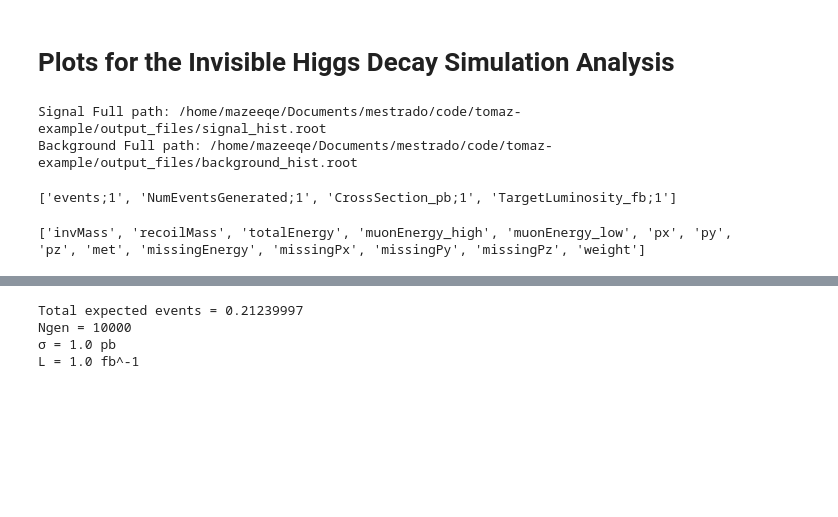
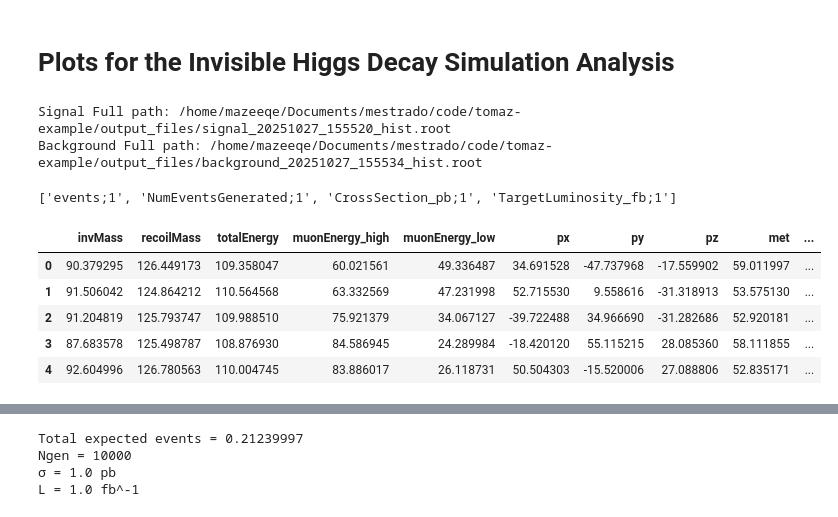
Before and after one commit to mazeeqe/tomaz-example, a Jupyter notebook: data/histogram.ipynb, the cells around one changed output, grey strips where cells are left out. Cells and saved outputs as stored; diff of their text form; code cells hidden in the pictures; blank space fills up the shorter version.

```diff
--- a/data/histogram.ipynb
+++ b/data/histogram.ipynb
@@ -20,8 +20,8 @@ parent_dir = current_dir.parent             # e.g. …/ (same as project in this
 # 3️⃣ Navigate to the sibling folder and file you need
 #    Replace 'data' and 'dataset.csv' with your actual folder/file names
 target_path = parent_dir / "output_files"
-sig_target_path = parent_dir / "output_files" / "signal_hist.root"
-bg_target_path = parent_dir / "output_files" / "background_hist.root"
+sig_target_path = parent_dir / "output_files" / "signal_20251027_155520_hist.root"
+bg_target_path = parent_dir / "output_files" / "background_20251027_155534_hist.root"
 # 4️⃣ If you just need the string representation:
 sig_target_path_str = str(sig_target_path)
 bg_target_path_str = str(bg_target_path)
@@ -29,8 +29,8 @@ bg_target_path_str = str(bg_target_path)
 print("Signal Full path:", sig_target_path)
 print("Background Full path:", bg_target_path)
 # %% [output]
-Signal Full path: /home/mazeeqe/Documents/mestrado/code/tomaz-example/output_files/signal_hist.root
-Background Full path: /home/mazeeqe/Documents/mestrado/code/tomaz-example/output_files/background_hist.root
+Signal Full path: /home/mazeeqe/Documents/mestrado/code/tomaz-example/output_files/signal_20251027_155520_hist.root
+Background Full path: /home/mazeeqe/Documents/mestrado/code/tomaz-example/output_files/background_20251027_155534_hist.root
 # %%
 def load_branch(tree,branch):
     '''
@@ -45,20 +45,22 @@ def load_histograms(file_path: pathlib.Path):
     # Import Events
     tree = file["events"]
 
-    df_list = []
+    #df_list = []
+    data_dict = {}
 
     for branch in tree.keys():
         # Each Branch is stored as an Numpy array
         branch_data = load_branch(tree, branch)
-        # Turn into a Pandas DataFrame
-        df = pd.DataFrame(branch_data, columns = [branch])
 
-        df_list.append(df)
+        data_dict[branch] = branch_data
 
-    # Concatenate all DataFrames vertically (stack rows)
-    combined_df = pd.concat(df_list, axis=0, ignore_index=True)
 
-    return combined_df
+    # Turn into a Pandas DataFrame
+    df = pd.DataFrame.from_dict(data_dict, orient='index')
+    df = df.transpose()   # now each original array becomes a row
+
+
+    return df
 # %%
 # Constants
 # Particle Mass
@@ -77,11 +79,16 @@ sig_tree = sig_file["events"]
 bg_tree = bg_file["events"]
 # %% [output]
 ['events;1', 'NumEventsGenerated;1', 'CrossSection_pb;1', 'TargetLuminosity_fb;1']
-# %%
-invMass = load_branch(sig_tree,"invMass")
-print(sig_tree.keys())
-# %% [output]
-['invMass', 'recoilMass', 'totalEnergy', 'muonEnergy_high', 'muonEnergy_low', 'px', 'py', 'pz', 'met', 'missingEnergy', 'missingPx', 'missingPy', 'missingPz', 'weight']
+# %%
+sig_df = load_histograms(sig_target_path)
+sig_df.head()
+# %% [output]
+|  | invMass | recoilMass | totalEnergy | muonEnergy_high | muonEnergy_low | px | py | pz | met | ... |
+| 0 | 90.379295 | 126.449173 | 109.358047 | 60.021561 | 49.336487 | 34.691528 | -47.737968 | -17.559902 | 59.011997 | ... |
+| 1 | 91.506042 | 124.864212 | 110.564568 | 63.332569 | 47.231998 | 52.715530 | 9.558616 | -31.318913 | 53.575130 | ... |
+| 2 | 91.204819 | 125.793747 | 109.988510 | 75.921379 | 34.067127 | -39.722488 | 34.966690 | -31.282686 | 52.920181 | ... |
+| 3 | 87.683578 | 125.498787 | 108.876930 | 84.586945 | 24.289984 | -18.420120 | 55.115215 | 28.085360 | 58.111855 | ... |
+| 4 | 92.604996 | 126.780563 | 110.004745 | 83.886017 | 26.118731 | 50.504303 | -15.520006 | 27.088806 | 52.835171 | ... |
 # %%
 #!/usr/bin/env python3
 """
```
Also changed, not shown: parts of 5 cells of this notebook, 3 other files.
